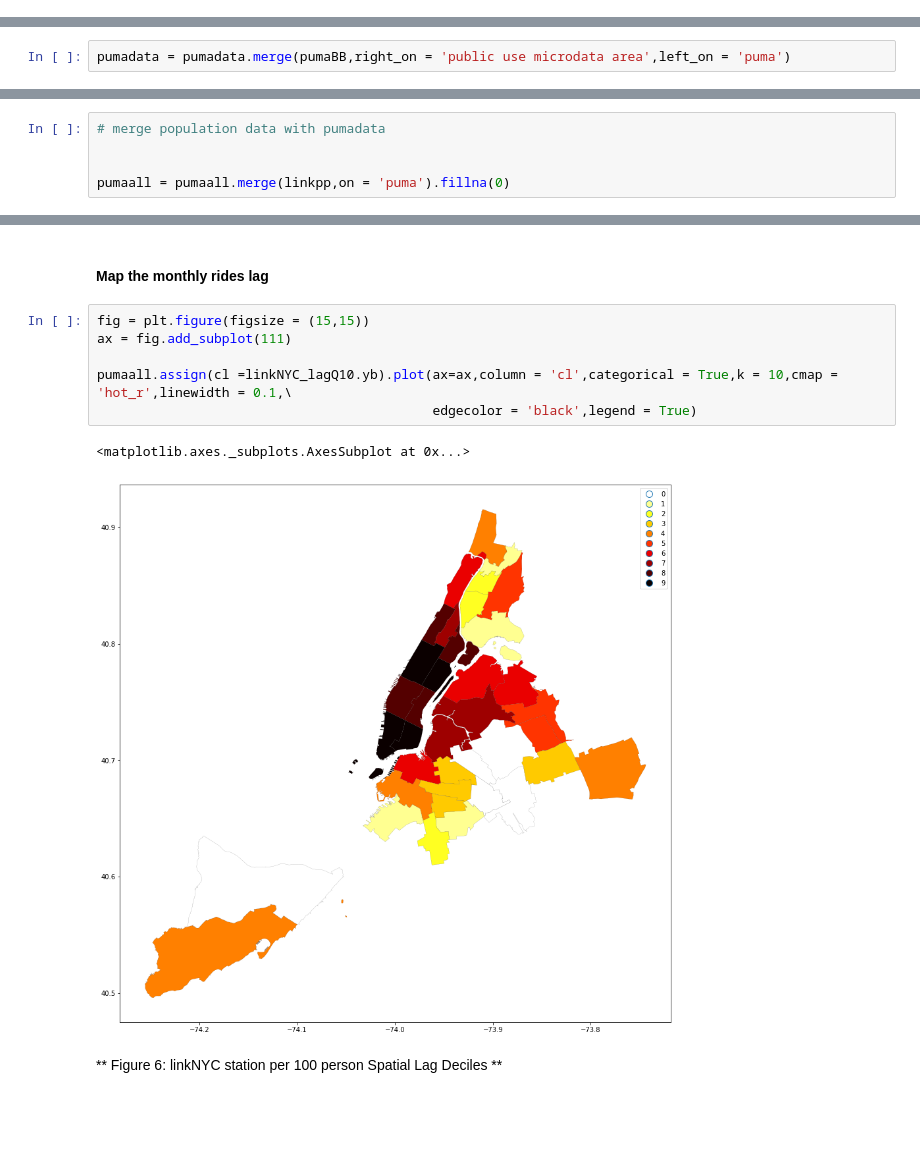
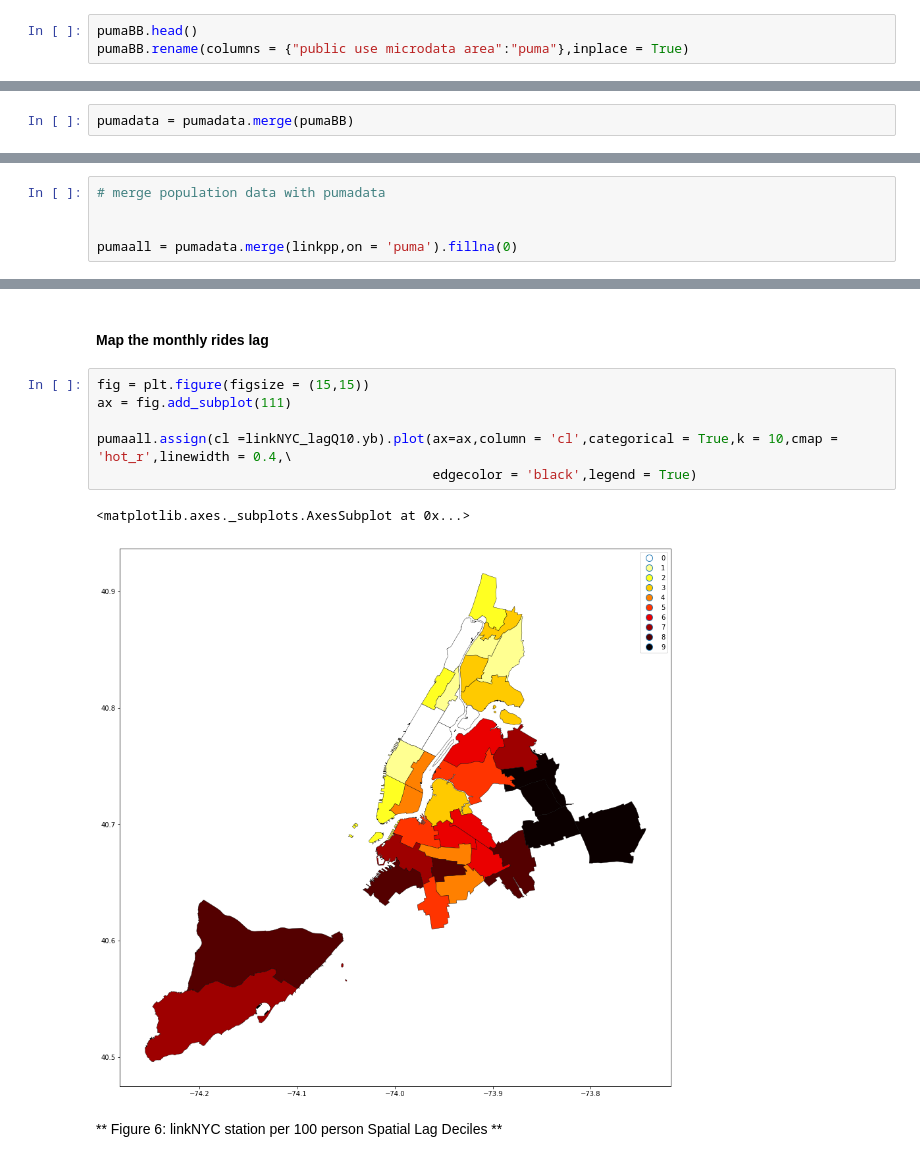
Before and after one commit to jianweili0/PUI2018_jl9200_save, a Jupyter notebook: PUI2018_jl9200/HW7_jl9200/HW7_jl9200_geospatialanalysis.ipynb, the cells around one changed output, grey strips where cells are left out. Saved outputs shown, nothing was run; the diff lists cells and outputs as text; blank space fills up the shorter version.

```diff
--- a/PUI2018_jl9200/HW7_jl9200/HW7_jl9200_geospatialanalysis.ipynb
+++ b/PUI2018_jl9200/HW7_jl9200/HW7_jl9200_geospatialanalysis.ipynb
@@ -472,6 +481,9 @@ diff_.describe()
 # %% [markdown]
 # 3 Plot a choropleth of NYC broadband access
 ## 3.1 Merge with the puma geodataframe and plot a choropleth of the percentage of households with broadband access
+# %%
+pumaBB.head()
+pumaBB.rename(columns = {"public use microdata area":"puma"},inplace = True)
 # %%
 pumaBB.head()
 # %% [output]
@@ -493,5 +505,5 @@ pumadata.head()
 # %%
-pumadata = pumadata.merge(pumaBB,right_on = 'public use microdata area',left_on = 'puma')
+pumadata = pumadata.merge(pumaBB)
 # %%
 pumadata.head()
 # %% [output]
@@ -795,7 +802,7 @@ finally merge back into the pumadata. Make sure you use the correct scheme for m
 # merge population data with pumadata
 
 
-pumaall = pumaall.merge(linkpp,on = 'puma').fillna(0)
+pumaall = pumadata.merge(linkpp,on = 'puma').fillna(0)
 # %%
 pumaall["linkNYCp100p"] = pumaall["linkstation"] / pumaall["population"] * 100
 
@@ -949,12 +956,12 @@ Lower          Upper            Count
 # %%
 fig = plt.figure(figsize = (15,15))
 ax = fig.add_subplot(111)
 
-pumaall.assign(cl =linkNYC_lagQ10.yb).plot(ax=ax,column = 'cl',categorical = True,k = 10,cmap = 'hot_r',linewidth = 0.1,\
+pumaall.assign(cl =linkNYC_lagQ10.yb).plot(ax=ax,column = 'cl',categorical = True,k = 10,cmap = 'hot_r',linewidth = 0.4,\
                                            edgecolor = 'black',legend = True)
 # %% [output]
 <matplotlib.axes._subplots.AxesSubplot at 0x...>
-[figure, old version]
+[figure, new version]
 # %% [markdown]
 ** Figure 6: linkNYC station per 100 person Spatial Lag Deciles **
 # %% [markdown]
```
Also changed, not shown: parts of 38 cells of this notebook.
